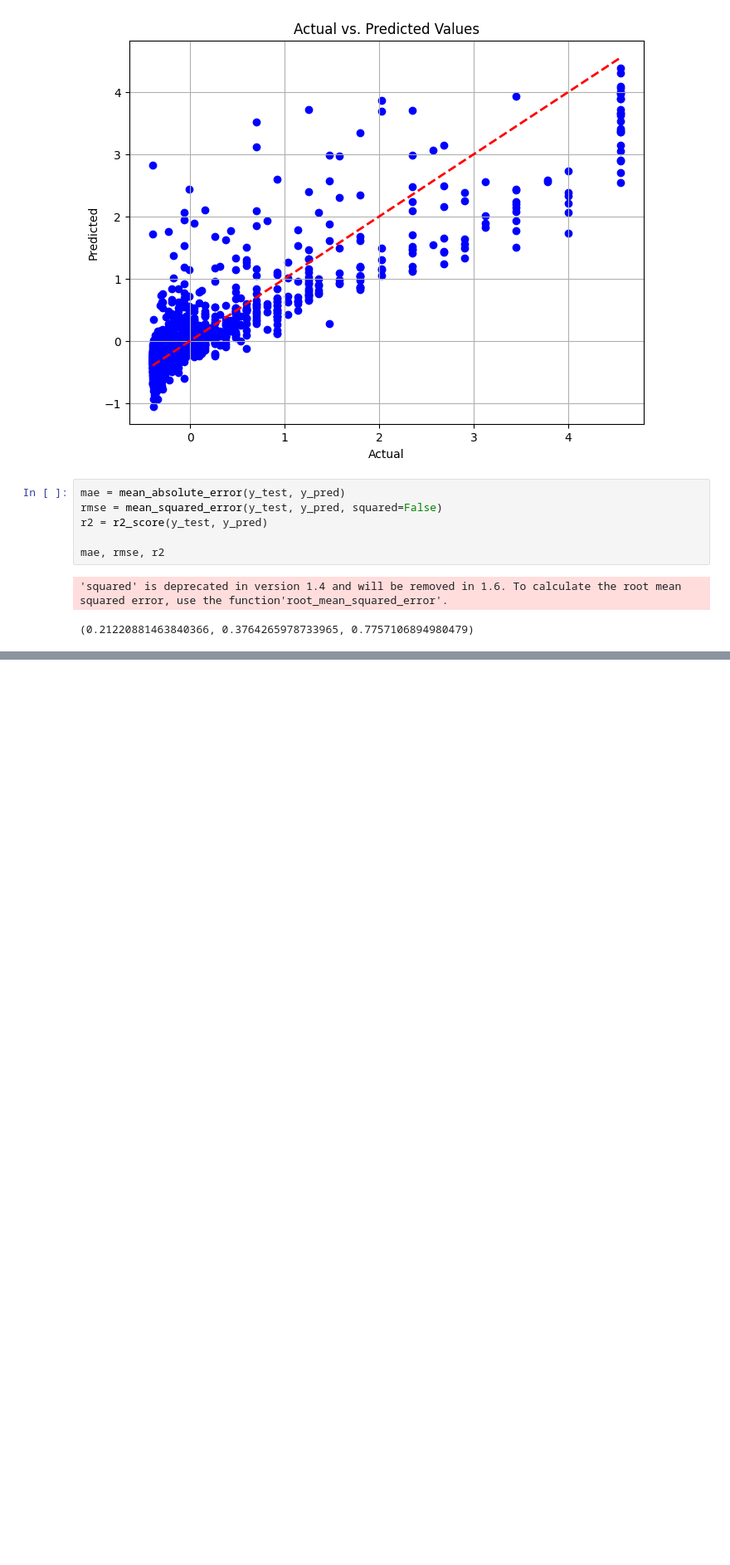
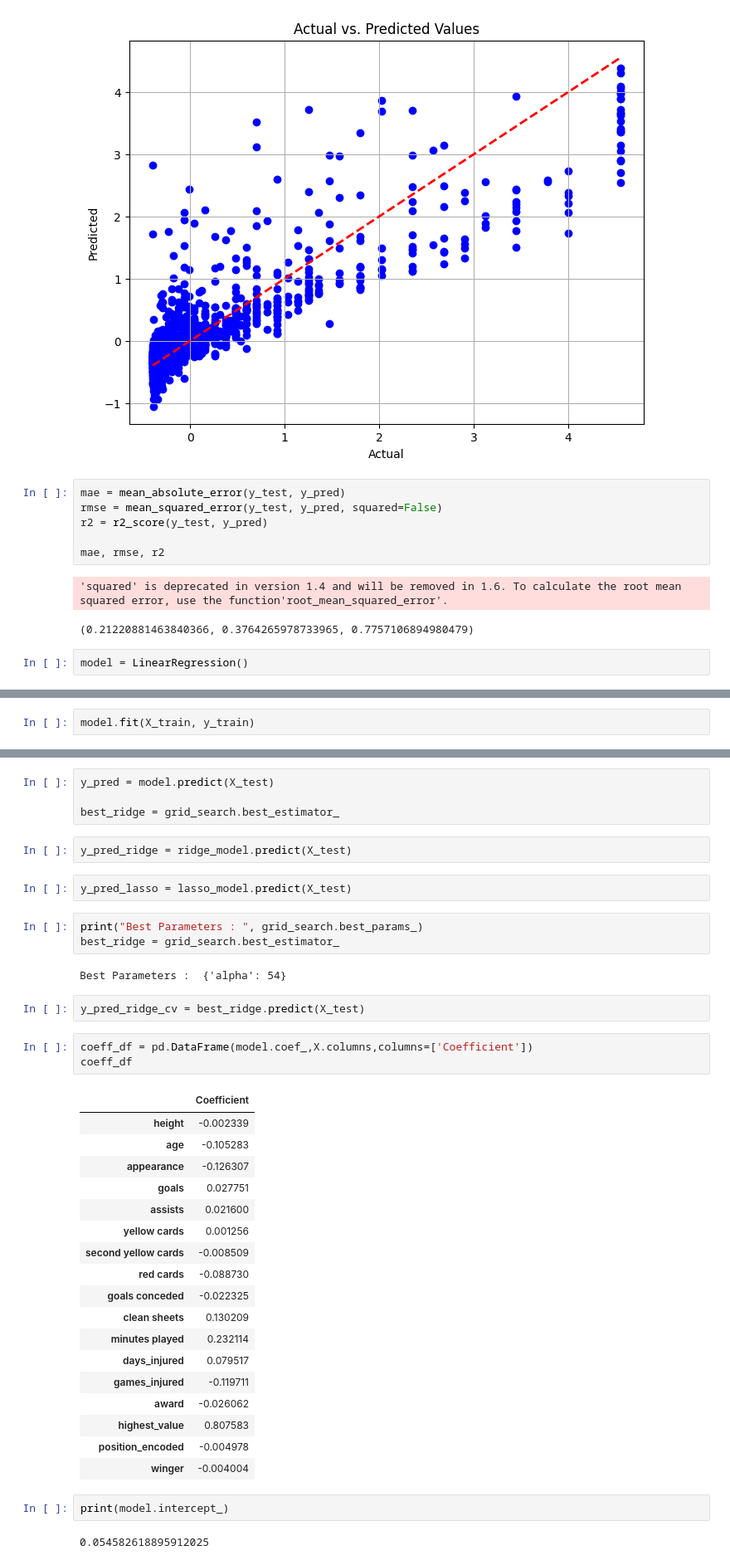
Before and after one commit to Tuwaiq-DS-ML-bootcamp-V-6/Use-case-7, a Jupyter notebook: EDA explain template_7.ipynb, the cells around one changed output, grey strips where cells are left out. Shown at 83% size. Cells and saved outputs as stored; diff of their text form; blank space fills up the shorter version.

```diff
--- a/EDA explain template_7.ipynb
+++ b/EDA explain template_7.ipynb
@@ -511,3 +515,5 @@ mae, rmse, r2
 # %% [output]
 'squared' is deprecated in version 1.4 and will be removed in 1.6. To calculate the root mean squared error, use the function'root_mean_squared_error'.
 (0.21220881463840366, 0.3764265978733965, 0.7757106894980479)
+# %%
+model = LinearRegression()
@@ -513,0 +527,2 @@ mae, rmse, r2
+# %%
+model.fit(X_train, y_train)
@@ -513,0 +546,41 @@ mae, rmse, r2
+# %%
+y_pred = model.predict(X_test)
+
+best_ridge = grid_search.best_estimator_
+# %%
+y_pred_ridge = ridge_model.predict(X_test)
+# %%
+y_pred_lasso = lasso_model.predict(X_test)
+# %%
+print("Best Parameters : ", grid_search.best_params_)
+best_ridge = grid_search.best_estimator_
+# %% [output]
+Best Parameters :  {'alpha': 54}
+# %%
+y_pred_ridge_cv = best_ridge.predict(X_test)
+# %%
+coeff_df = pd.DataFrame(model.coef_,X.columns,columns=['Coefficient'])
+coeff_df
+# %% [output]
+|  | Coefficient |
+| height | -0.002339 |
+| age | -0.105283 |
+| appearance | -0.126307 |
+| goals | 0.027751 |
+| assists | 0.021600 |
+| yellow cards | 0.001256 |
+| second yellow cards | -0.008509 |
+| red cards | -0.088730 |
+| goals conceded | -0.022325 |
+| clean sheets | 0.130209 |
+| minutes played | 0.232114 |
+| days_injured | 0.079517 |
+| games_injured | -0.119711 |
+| award | -0.026062 |
+| highest_value | 0.807583 |
+| position_encoded | -0.004978 |
+| winger | -0.004004 |
+# %%
+print(model.intercept_)
+# %% [output]
+0.054582618895912025
```
Also changed, not shown: parts of 9 cells of this notebook.
